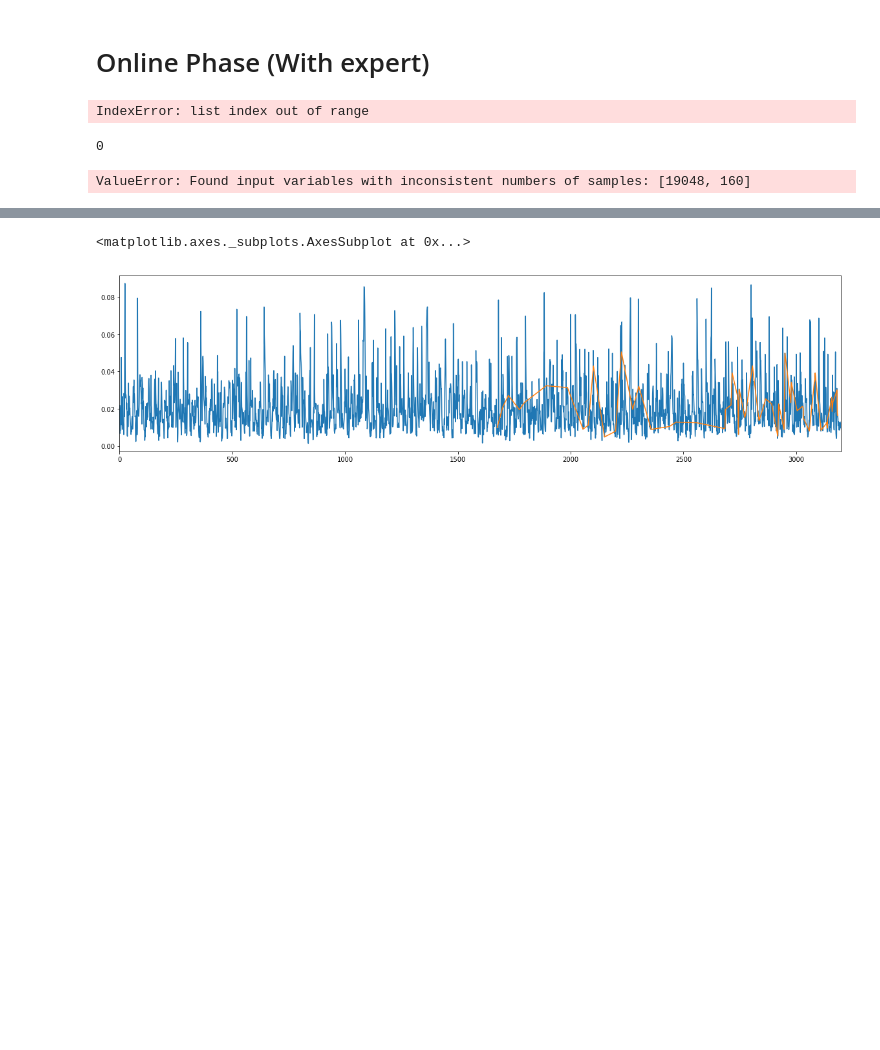
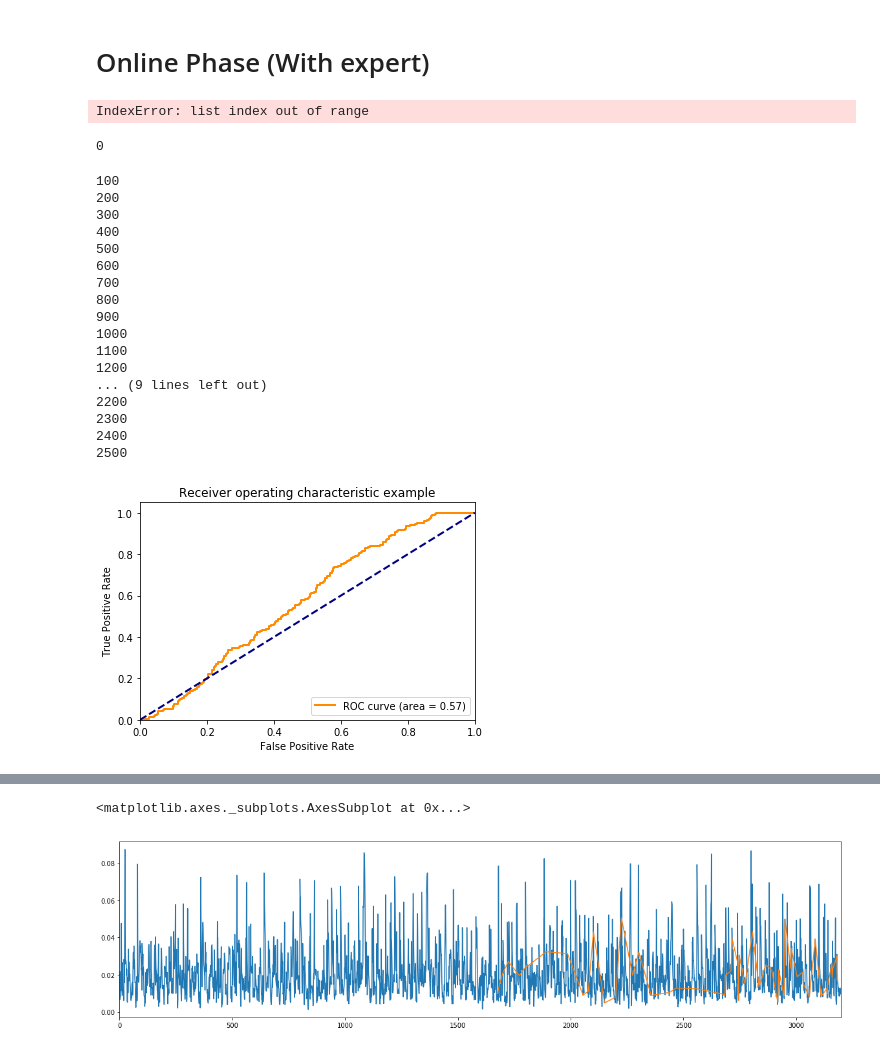
Before and after one commit to binli826/LSTM-Autoencoders, a Jupyter notebook: src/Experiments/Online_forest.ipynb, the cells around one changed output, grey strips where cells are left out. Drawn from its saved outputs; the diff is of its cells as text; code cells hidden in the pictures; blank space fills up the shorter version.

```diff
--- a/src/Experiments/Online_forest.ipynb
+++ b/src/Experiments/Online_forest.ipynb
@@ -296,7 +296,7 @@ for l in labels:
         y +=[0]
     else:
         y +=[1]
-for data in test_set_list[:20]:
+for data in test_set_list:
         if count % 100 == 0:
             print(count)
 
@@ -372,34 +372,51 @@ for data in test_set_list[:20]:
             for i in range(30):
                 print(i)
                 loss_list=[]
                 for data in datalist:
                     (loss, _) = sess.run([loss_, train_], {p_input: data,p_is_training : True})
                     loss_list.append(loss)
                 #print('Retrain-iter %d:' % (i + 1), np.array(loss_list).mean())
                 loss_list_all.append( np.array(loss_list).mean())
 
             err_nbuf_tmp = np.array(err_nbuf).reshape(-1,elem_num)
             mu,sigma = get_musigma(err_nbuf_tmp,mu,sigma)
 
 
 
             print("Parameters updated! new threshold %.3f"%threshold)
             pd.Series(loss_list_all).plot(title="Loss")
             n_buf = []
             a_buf = []
             err_buf = []
             err_nbuf = []
             err_abuf = []
 
 fpr, tpr, thresholds = metrics.roc_curve(expert, output, pos_label="anomaly")
 auc = metrics.auc(fpr, tpr)
 #print(fpr,tpr,thresholds,auc)
 plot_roc(fpr,tpr,auc)
 
 plt.show()
 # %% [output]
 0
-ValueError: Found input variables with inconsistent numbers of samples: [19048, 160]
+100
+200
+300
+400
+500
+600
+700
+800
+900
+1000
+1100
+1200
+... (9 lines left out)
+2200
+2300
+2400
+2500
+[figure, added]
 # %%
 foo = [1674, 1699, 1724, 1773, 1796, 1892, 1986, 2055, 2078, 2101, 2150, 2199, 2225, 2275, 2302, 2357, 2438, 2467, 2559, 2684, 2686, 2711, 2716, 2741, 2744, 2746, 2747, 2772, 2776, 2806, 2835, 2860, 2864, 2891, 2918, 2922, 2946, 2949, 2950, 2976, 2978, 3004, 3027, 3031, 3032, 3058, 3080, 3083, 3084, 3110, 3134, 3135, 3138, 3139, 3158, 3159, 3163, 3164, 3181, 3182, 3183]
 # %%
```
Also changed, not shown: parts of 6 cells of this notebook, 4 other files.
